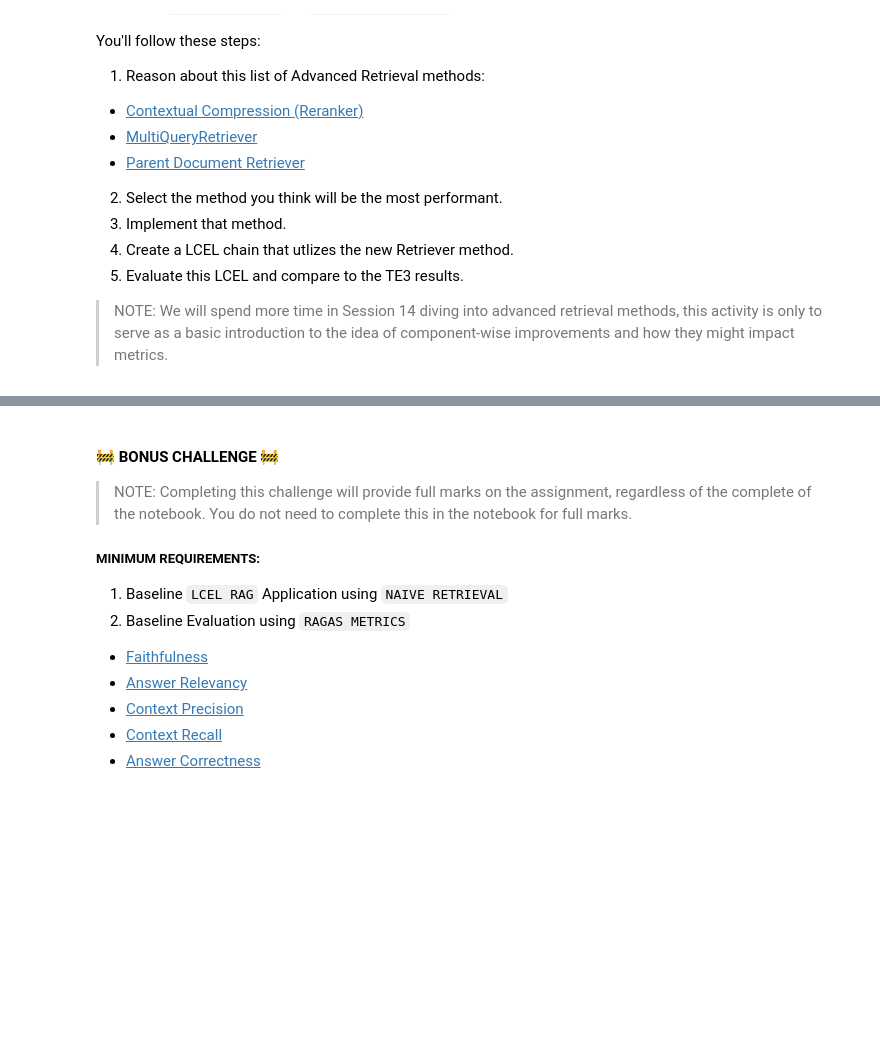
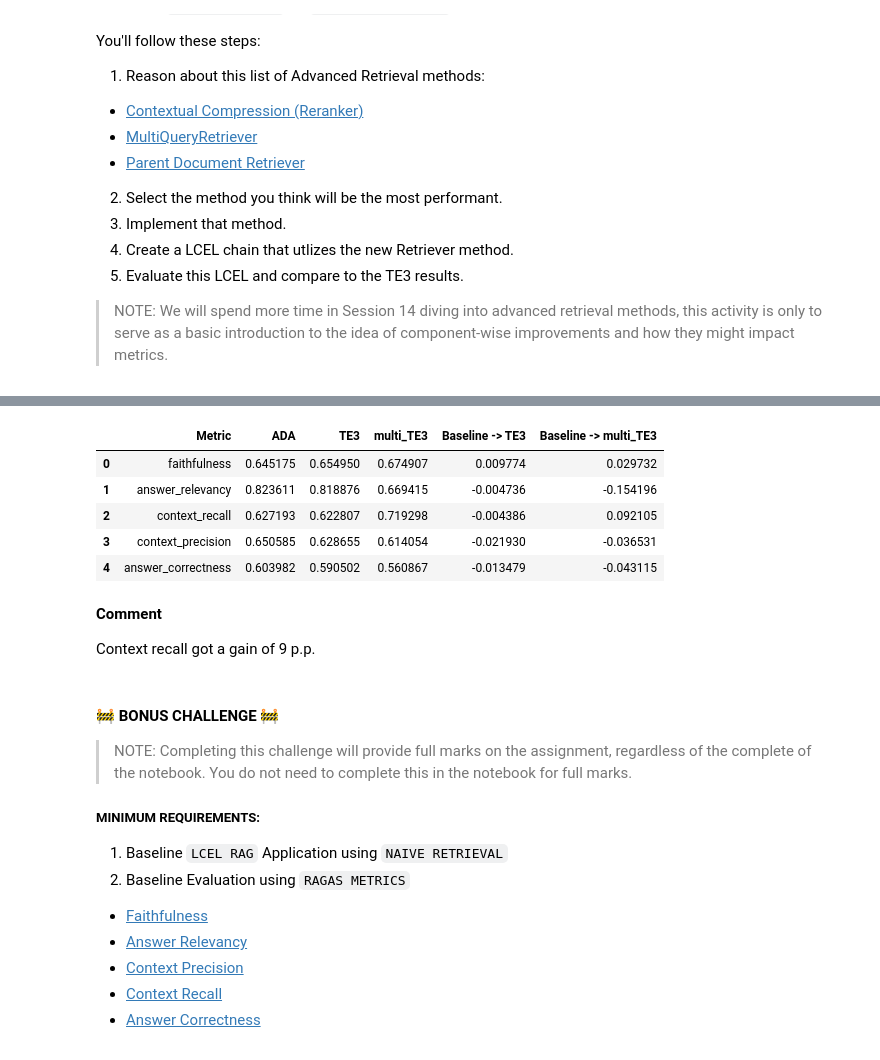
Before and after one commit to ibah/aie4, a Jupyter notebook: Week 4/Day 2/Evaluation_of_RAG_using_Ragas_Assignment_Notebook.ipynb, the cells around one changed output, grey strips where cells are left out. Saved outputs shown, nothing was run; the diff lists cells and outputs as text; code cells hidden in the pictures; blank space fills up the shorter version.

```diff
--- a/Week 4/Day 2/Evaluation_of_RAG_using_Ragas_Assignment_Notebook.ipynb
+++ b/Week 4/Day 2/Evaluation_of_RAG_using_Ragas_Assignment_Notebook.ipynb
@@ -864,0 +881,25 @@ You'll follow these steps:
+# %%
+from langchain.retrievers.multi_query import MultiQueryRetriever
+
+multi_te3_retriever = MultiQueryRetriever.from_llm(
+    retriever=te3_retriever, llm=primary_qa_llm
+)
+
+multi_te3_retrieval_chain = create_retrieval_chain(multi_te3_retriever, base_document_chain)
+# %%
+answers = []
+contexts = []
+
+for question in test_questions:
+  response = multi_te3_retrieval_chain.invoke({"input" : question})
+  answers.append(response["answer"])
+  contexts.append([context.page_content for context in response["context"]])
+# %%
+multi_te3_response_dataset_advanced_retrieval = Dataset.from_dict({
+    "question" : test_questions,
+    "answer" : answers,
+    "contexts" : contexts,
+    "ground_truth" : test_groundtruths
+})
+# %%
+multi_te3_advanced_retrieval_results = evaluate(multi_te3_response_dataset_advanced_retrieval, metrics)
@@ -865,3 +915,25 @@ You'll follow these steps:
+# %%
+# df_baseline = pd.DataFrame(list(results.items()), columns=['Metric', 'ADA'])
+df_comparison_2 = pd.DataFrame(list(multi_te3_advanced_retrieval_results.items()), columns=['Metric', 'multi_TE3'])
+
+df_merged = pd.merge(df_baseline, df_comparison, on='Metric')
+df_merged = pd.merge(df_merged, df_comparison_2, on='Metric')
+
+df_merged['Baseline -> TE3'] = df_merged['TE3'] - df_merged['ADA']
+df_merged['Baseline -> multi_TE3'] = df_merged['multi_TE3'] - df_merged['ADA']
+
+df_merged
+# %% [output]
+|  | Metric | ADA | TE3 | multi_TE3 | Baseline -> TE3 | Baseline -> multi_TE3 |
+| 0 | faithfulness | 0.645175 | 0.654950 | 0.674907 | 0.009774 | 0.029732 |
+| 1 | answer_relevancy | 0.823611 | 0.818876 | 0.669415 | -0.004736 | -0.154196 |
+| 2 | context_recall | 0.627193 | 0.622807 | 0.719298 | -0.004386 | 0.092105 |
+| 3 | context_precision | 0.650585 | 0.628655 | 0.614054 | -0.021930 | -0.036531 |
+| 4 | answer_correctness | 0.603982 | 0.590502 | 0.560867 | -0.013479 | -0.043115 |
+# %% [markdown]
+**Comment**
+
+Context recall got a gain of 9 p.p.
 # %% [markdown]
 #### 🚧 BONUS CHALLENGE 🚧
 
```
Also changed, not shown: parts of 4 cells of this notebook.
